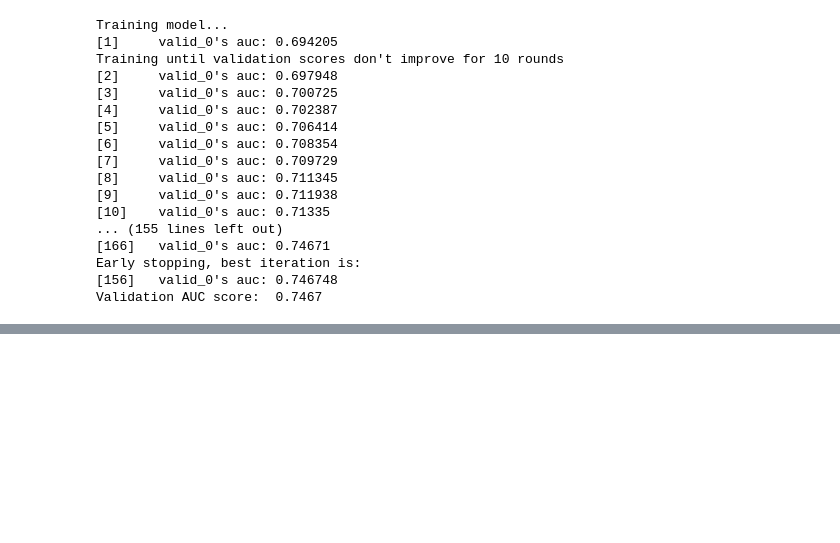
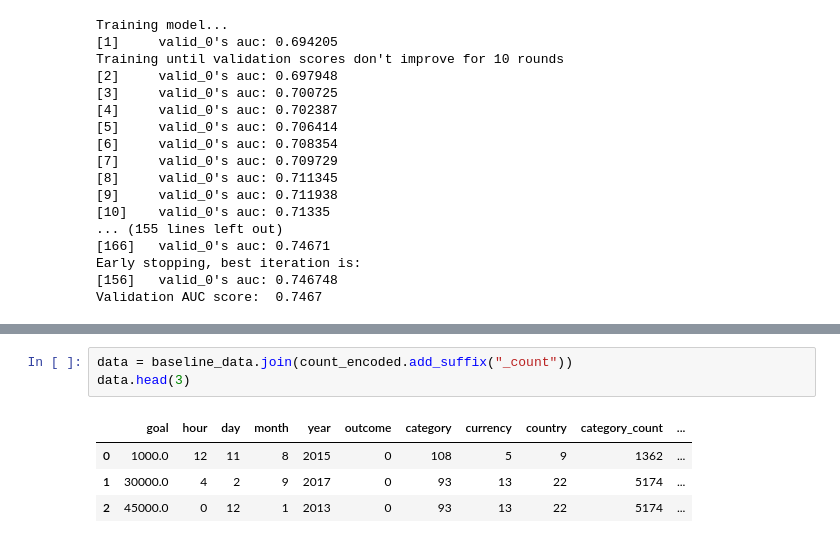
Before and after one commit to Interview-resources-2021/datascience, a Jupyter notebook: feature_engineering/baseline_model.ipynb, the cells around one changed output, grey strips where cells are left out. Drawn from its saved outputs; the diff is of its cells as text; blank space fills up the shorter version.

```diff
--- a/feature_engineering/baseline_model.ipynb
+++ b/feature_engineering/baseline_model.ipynb
@@ -117,0 +132,8 @@ Validation AUC score:  0.7467
+# %%
+data = baseline_data.join(count_encoded.add_suffix("_count"))
+data.head(3)
+# %% [output]
+|  | goal | hour | day | month | year | outcome | category | currency | country | category_count | ... |
+| 0 | 1000.0 | 12 | 11 | 8 | 2015 | 0 | 108 | 5 | 9 | 1362 | ... |
+| 1 | 30000.0 | 4 | 2 | 9 | 2017 | 0 | 93 | 13 | 22 | 5174 | ... |
+| 2 | 45000.0 | 0 | 12 | 1 | 2013 | 0 | 93 | 13 | 22 | 5174 | ... |
```
Also changed, not shown: parts of 9 cells of this notebook.
